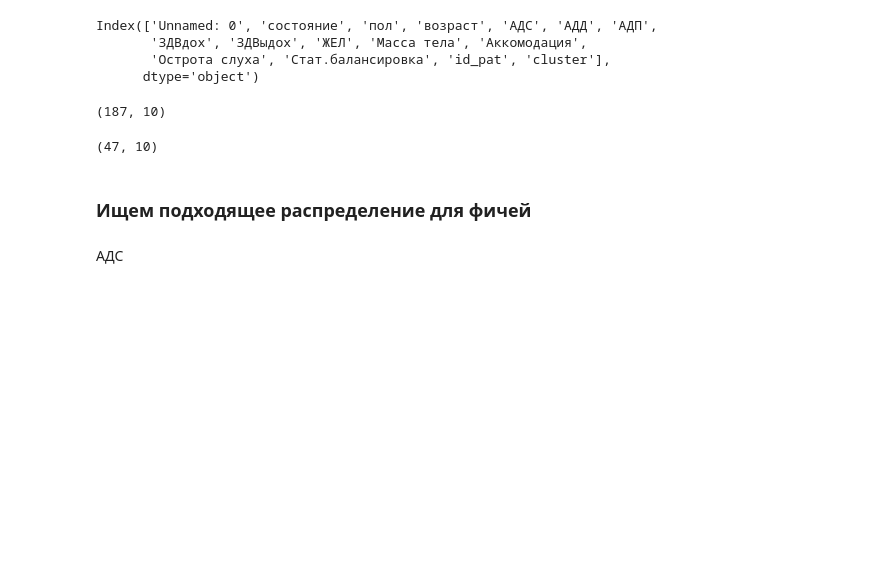
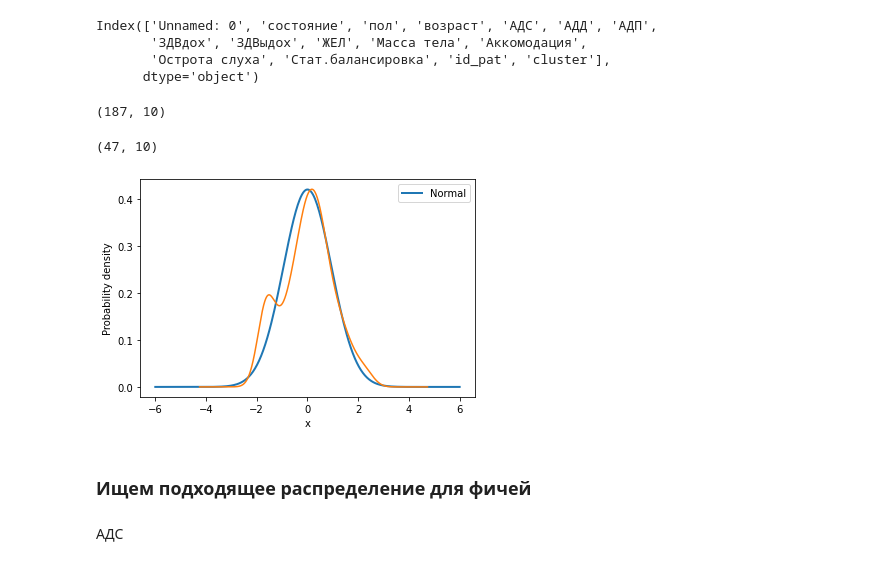
Before and after one commit to OksanaLimanovskaya/Otus, a Jupyter notebook: ml/Bayesian-Student-multimodel-age_40.ipynb, the cells around one changed output. Drawn from its saved outputs; the diff is of its cells as text; code cells hidden in the pictures; blank space fills up the shorter version.

```diff
--- a/ml/Bayesian-Student-multimodel-age_40.ipynb
+++ b/ml/Bayesian-Student-multimodel-age_40.ipynb
@@ -80,6 +80,10 @@ def dist_norm(mu, sigma, df):
     plt.xlabel("x")
     plt.ylabel("Probability density")
     plt.legend()
+# %%
+dist_norm(0.0, 0.95, trans(df['возраст']))
+# %% [output]
+[figure, added]
 # %% [markdown]
 ### Ищем подходящее распределение для фичей
 # %% [markdown]
```
